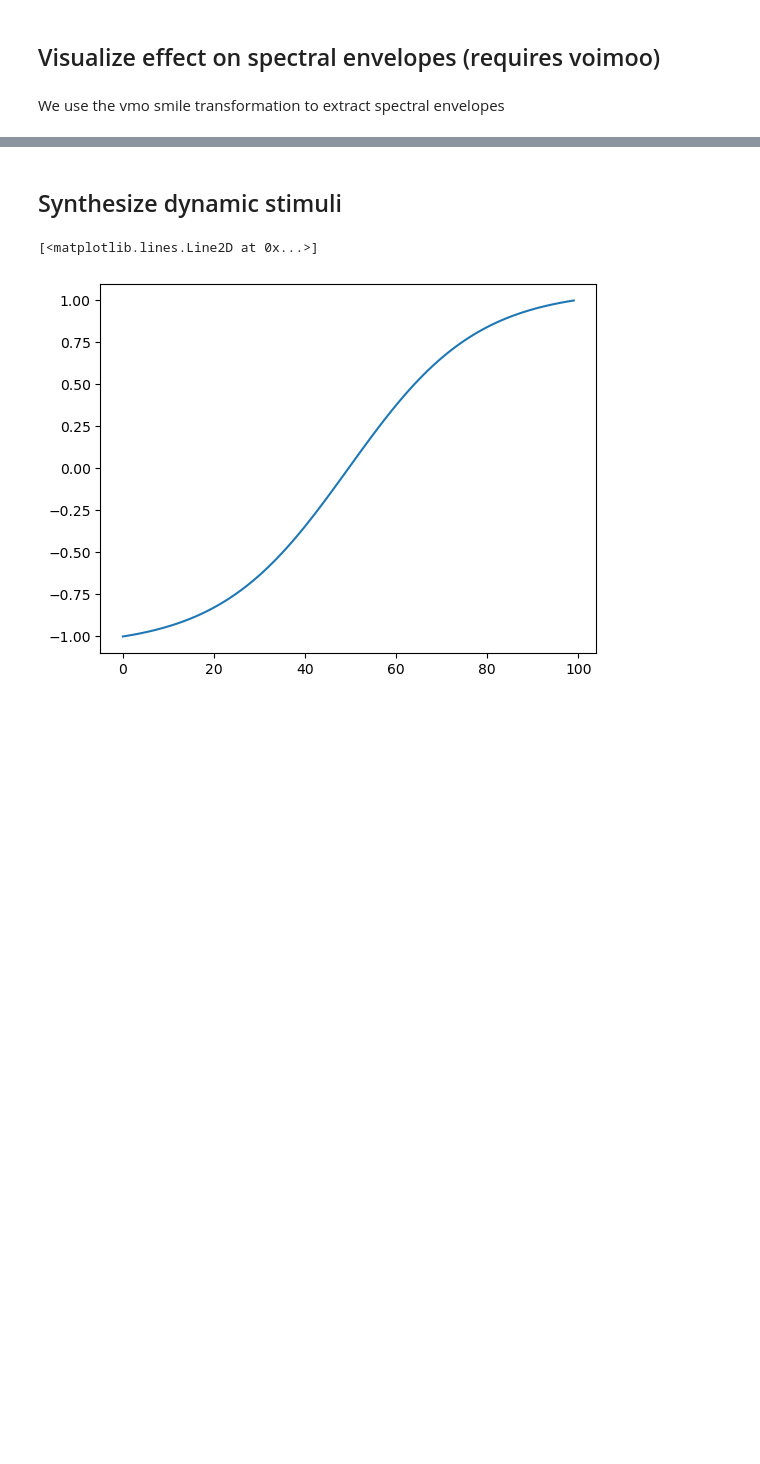
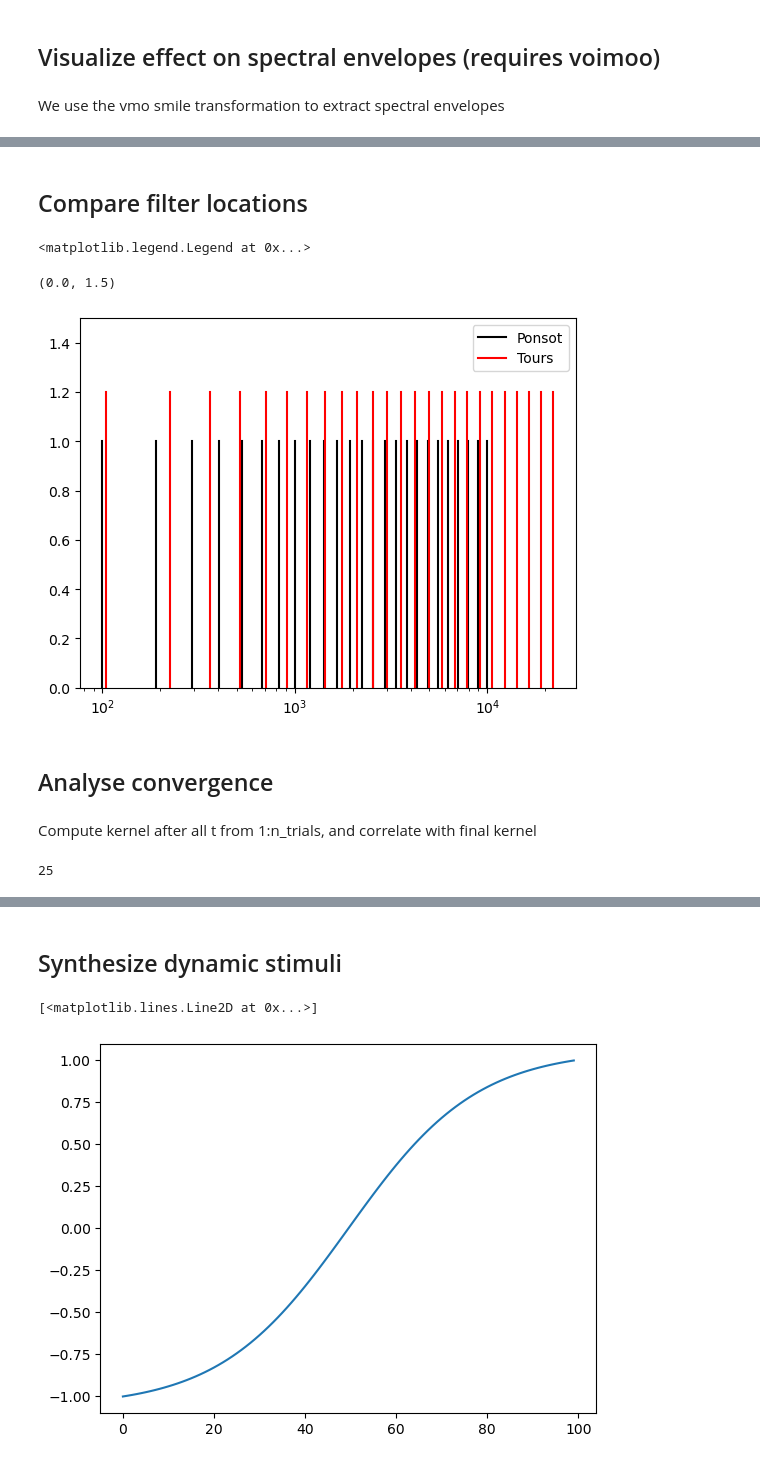
Before and after one commit to neuro-team-femto/revsmile, a Jupyter notebook: analysis/analysis_sepia.ipynb, the cells around one changed output, grey strips where cells are left out. Cells and saved outputs as stored; diff of their text form; code cells hidden in the pictures; blank space fills up the shorter version.

```diff
--- a/analysis/analysis_sepia.ipynb
+++ b/analysis/analysis_sepia.ipynb
@@ -379,0 +398,24 @@ Text(0, 0.5, 'Power (a.u)')
+# %% [markdown]
+## Compare filter locations
+# %%
+from matplotlib.lines import Line2D
+data_df = pd.read_csv('data/data_controls.csv', index_col=0)
+for freq in data_df.filter_freq.unique():
+    _=plt.plot([freq,freq],[0,1],'k')
+data_df = pd.read_csv('data/data_tours.csv', index_col=0)
+for freq in data_df.filter_freq.unique():
+    _=plt.plot([freq,freq],[0,1.2],'r')
+_=plt.xscale('log')
+ponsot = Line2D([0], [0], label='Ponsot', color='k')
+tours = Line2D([0], [0], label='Tours', color='r')
+plt.legend(handles=[ponsot,tours])
+plt.ylim([0,1.5])
+plt.savefig('./pics/compare_filters.jpg', format='jpg', dpi=600, transparent=True)
+# %% [output]
+<matplotlib.legend.Legend at 0x...>
+(0.0, 1.5)
+[figure, added]
+# %% [markdown]
+## Analyse convergence
+# %% [markdown]
+Compute kernel after all t from 1:n_trials, and correlate with final kernel
@@ -379,0 +424,6 @@ Text(0, 0.5, 'Power (a.u)')
+# %%
+(data_df.filter_freq.unique())
+
+plt.plot([
+# %% [output]
+25
```
Also changed, not shown: parts of 24 cells of this notebook, 5 other files.
